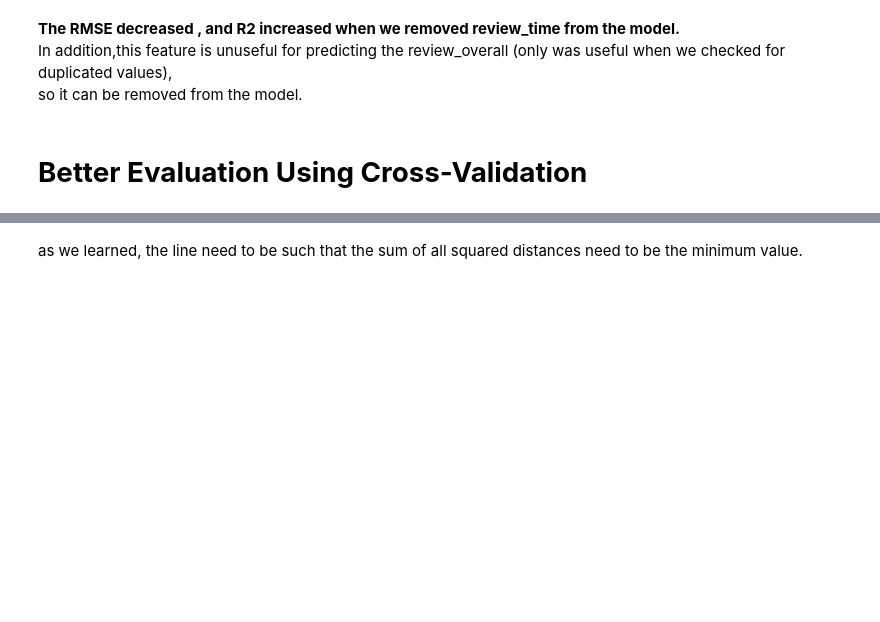
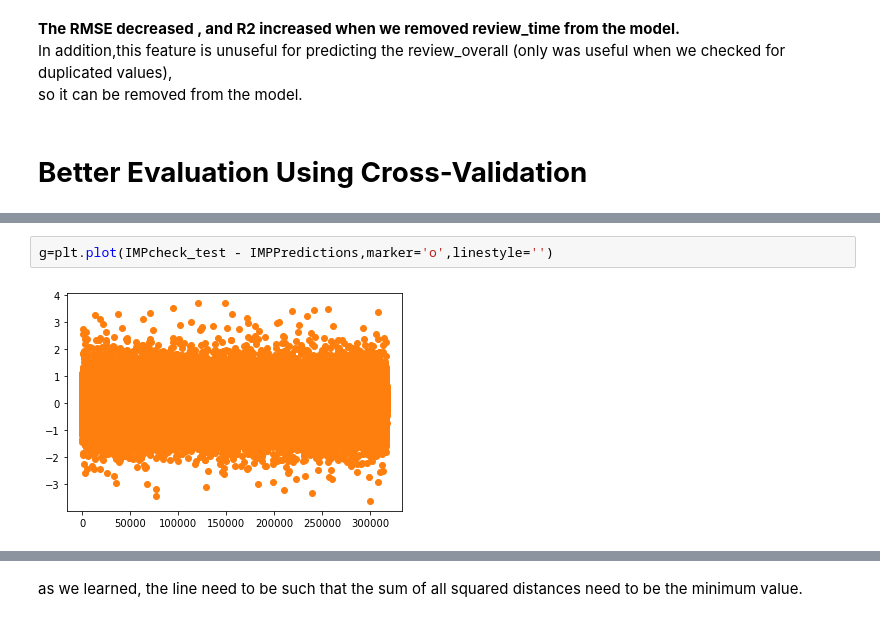
Before and after one commit to yuvalTrip/FinalProject, a Jupyter notebook: Final Project-N.N.3-Regression.ipynb, the cells around one changed output, grey strips where cells are left out. Cells and saved outputs as stored; diff of their text form; blank space fills up the shorter version.

```diff
--- a/Final Project-N.N.3-Regression.ipynb
+++ b/Final Project-N.N.3-Regression.ipynb
@@ -846,0 +889,4 @@ beer_reviews_predictions=lin_reg.predict
+# %%
+g=plt.plot(IMPcheck_test - IMPPredictions,marker='o',linestyle='')
+# %% [output]
+[figure, added]
```
Also changed, not shown: parts of 93 cells of this notebook.
